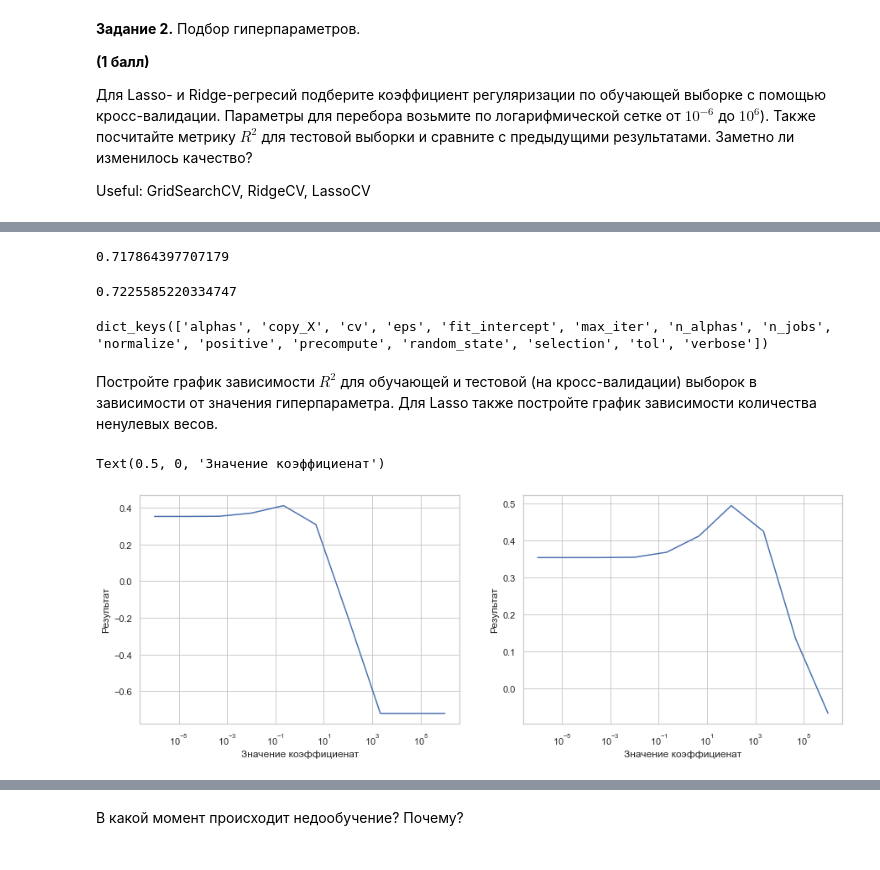
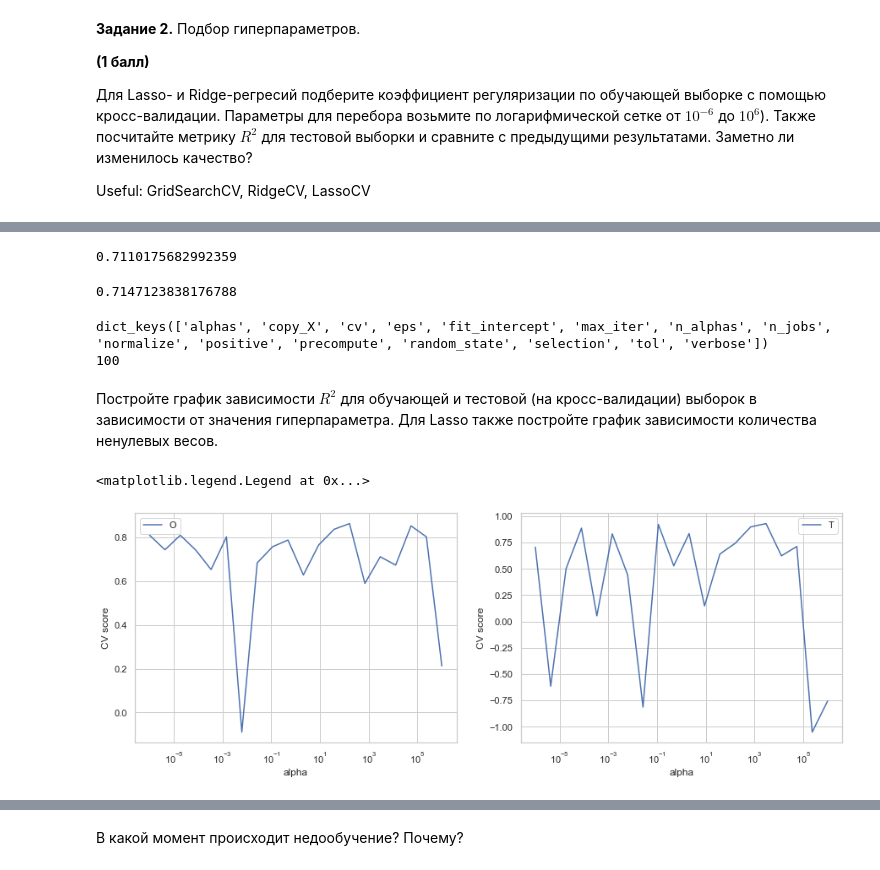
Before and after one commit to Natrofl/intsys_practices, a Jupyter notebook: homework-practice-02.ipynb, the cells around one changed output, grey strips where cells are left out. Cells and saved outputs as stored; diff of their text form; code cells hidden in the pictures.

```diff
--- a/homework-practice-02.ipynb
+++ b/homework-practice-02.ipynb
@@ -305,0 +301,13 @@ array([1.00000000e-06, 2.15443469e-05, 4.64158883e-04, 1.00000000e-02,
+# %%
+alphas = np.logspace(-6, 6, 20)
+n_folds = 5
+searcher = GridSearchCV(Ridge(), [{"alpha": alphas}], scoring='r2', cv=n_folds)
+searcher.fit(x_train, y_train)
+
+best_alpha = searcher.best_params_["alpha"]
+print("Best alpha = %.4f" % best_alpha)
+ridge_model = Ridge(best_alpha)
+ridge_model.fit(x_train, y_train)
+y_test_predict = ridge_model.predict(x_test)
+r2 = r2_score(y_test, y_test_predict)
+print('R2 показатель тестового набора {}'.format(r2))
@@ -305,0 +317,13 @@ array([1.00000000e-06, 2.15443469e-05, 4.64158883e-04, 1.00000000e-02,
+# %%
+
+searcher = GridSearchCV(Lasso(), [{"alpha": alphas}], scoring='r2', cv=n_folds)
+searcher.fit(x_train, y_train)
+
+best_alpha = searcher.best_params_["alpha"]
+print("Best alpha = %.4f" % best_alpha)
+
+lasso_model = Lasso(best_alpha)
+lasso_model.fit(x_train, y_train)
+y_test_predict = lasso_model.predict(x_test)
+r2 = r2_score(y_test, y_test_predict)
+print('R2 показатель тестового набора {}'.format(r2))
@@ -306,18 +341,19 @@ array([1.00000000e-06, 2.15443469e-05, 4.64158883e-04, 1.00000000e-02,
 # %%
 from sklearn.linear_model import RidgeCV
-r_CV = RidgeCV(cv=5, alphas=alpha_coff).fit(df, y)
+r_CV = RidgeCV(cv=5, alphas=alphas).fit(df, y)
 r_CV.score(df, y)
-#display(r_CV.alpha_)
 # %% [output]
-0.717864397707179
+0.7110175682992359
 # %%
 from sklearn.linear_model import LassoCV
-l_CV = LassoCV(alphas=alpha_coff).fit(df, y)
+l_CV = LassoCV(alphas=alphas).fit(df, y)
 display(l_CV.score(df, y))
-l_CV.get_params().keys()
+print(l_CV.get_params().keys())
+print(l_CV.n_alphas)
 #reg.predict(df)
 # %% [output]
-0.7225585220334747
+0.7147123838176788
 dict_keys(['alphas', 'copy_X', 'cv', 'eps', 'fit_intercept', 'max_iter', 'n_alphas', 'n_jobs', 'normalize', 'positive', 'precompute', 'random_state', 'selection', 'tol', 'verbose'])
+100
 # %% [markdown]
 Постройте график зависимости $R^2$ для обучающей и тестовой (на кросс-валидации) выборок в зависимости от значения гиперпараметра. Для Lasso также постройте график зависимости количества ненулевых весов.
@@ -338,13 +360,22 @@ s_ridge = ridge_clf.cv_results_['mean_test_score']
-# %%
-plt.figure(figsize=(15, 5))
-plt.subplot(1, 2, 1)
-plt.semilogx(alpha_coff, s_lasso)
-plt.ylabel('Результат')
-plt.xlabel('Значение коэффициенат')
-plt.subplot(1, 2, 2)
-plt.semilogx(alpha_coff, s_ridge)
-plt.ylabel('Результат')
-plt.xlabel('Значение коэффициенат')
-# %% [output]
-Text(0.5, 0, 'Значение коэффициенат')
-[figure, removed]
+# %%
+from sklearn.model_selection import cross_val_score
+cv_scores = cross_val_score(ridge_model, x_train, y_train, cv=20, scoring='r2')
+cv_scores2 = cross_val_score(ridge_model, x_test, y_test, cv=20, scoring='r2')
+#print("Cross validation scores:\n\t", "\n\t".join("%.4f" % x for x in cv_scores))
+#print("Mean CV R2 = %.4f" % np.mean(-cv_scores))
+plt.figure(figsize=(15, 5))
+plt.subplot(1, 2, 1)
+plt.plot(alphas, cv_scores )
+plt.xscale("log")
+plt.xlabel("alpha")
+plt.ylabel("CV score")
+plt.legend('Обучающая выбокра')
+plt.subplot(1, 2, 2)
+plt.plot(alphas, cv_scores2)
+plt.xscale("log")
+plt.xlabel("alpha")
+plt.ylabel("CV score")
+plt.legend('Тестовая выборка')
+# %% [output]
+<matplotlib.legend.Legend at 0x...>
+[figure, added]
```
Also changed, not shown: parts of 21 cells of this notebook.
